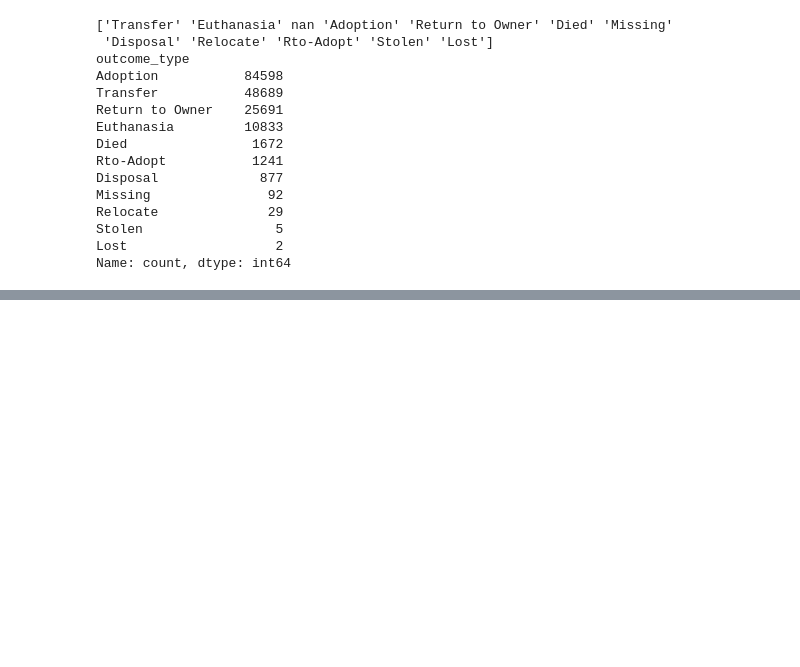
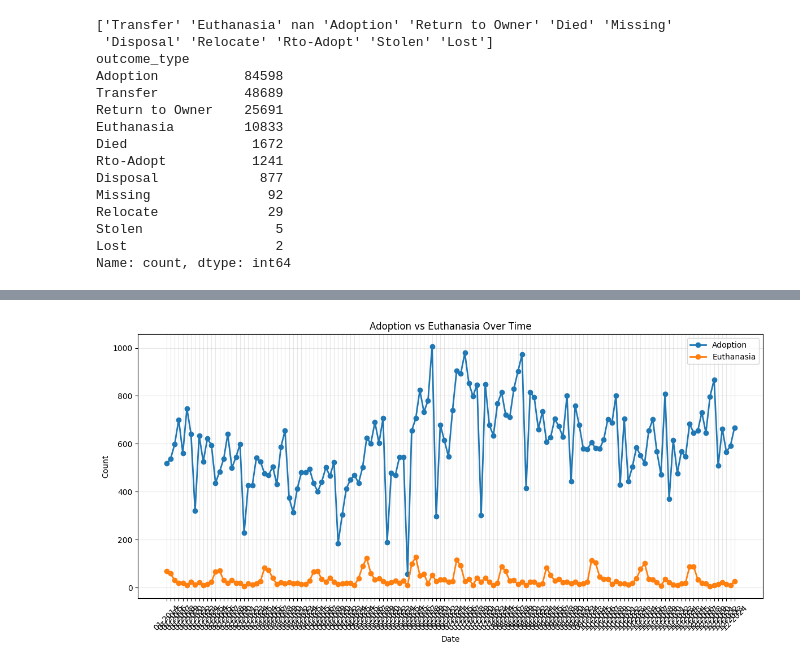
Before and after one commit to atharvavyas1/Lee-paw-faith, a Jupyter notebook: Notebooks/Austin_time_series.ipynb, the cells around one changed output, grey strips where cells are left out. Saved outputs shown, nothing was run; the diff lists cells and outputs as text; code cells hidden in the pictures; blank space fills up the shorter version.

```diff
--- a/Notebooks/Austin_time_series.ipynb
+++ b/Notebooks/Austin_time_series.ipynb
@@ -117,0 +178,28 @@ aggregated_df_outcomes.head(20)
+# %%
+# Filter for Adoption and Euthanasia outcomes
+filtered_df = aggregated_df_outcomes[aggregated_df_outcomes['outcome_type'].isin(['Adoption', 'Euthanasia'])]
+
+# Aggregate by month and outcome_type
+monthly_outcomes = (filtered_df.groupby(['date', 'outcome_type'])['count']
+                              .sum()
+                              .reset_index())
+
+# Pivot for plotting
+pivot_df = monthly_outcomes.pivot(index='date', columns='outcome_type', values='count')
+pivot_df = pivot_df.fillna(0)
+
+# Create line chart
+plt.figure(figsize=(12, 6))
+for outcome in pivot_df.columns:
+    plt.plot(pivot_df.index, pivot_df[outcome], marker='o', label=outcome, linewidth=2)
+
+plt.title('Adoption vs Euthanasia Over Time')
+plt.xlabel('Date')
+plt.ylabel('Count')
+plt.legend()
+plt.xticks(rotation=45)
+plt.grid(True, alpha=0.3)
+plt.tight_layout()
+plt.show()
+# %% [output]
+[figure, added]
```
Also changed, not shown: parts of 13 cells of this notebook.
